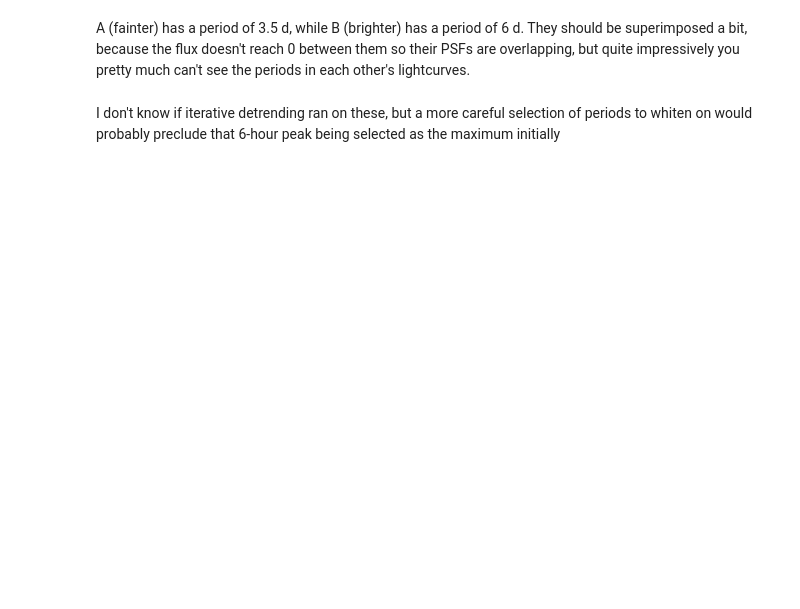
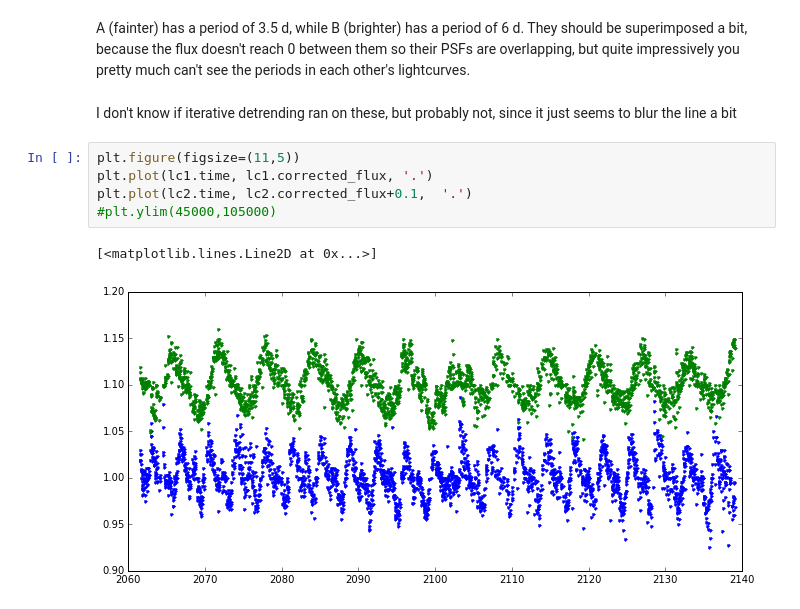
Before and after one commit to stephtdouglas/k2phot, a Jupyter notebook: centroid.ipynb, the cells around one changed output. Drawn from its saved outputs; the diff is of its cells as text; blank space fills up the shorter version.

```diff
--- a/centroid.ipynb
+++ b/centroid.ipynb
@@ -275,4 +318,12 @@ lc2.correct_and_fit()
 # %% [markdown]
 A (fainter) has a period of 3.5 d, while B (brighter) has a period of 6 d. They should be superimposed a bit, because the flux doesn't reach 0 between them so their PSFs are overlapping, but quite impressively you pretty much can't see the periods in each other's lightcurves.
-# %% [markdown]
-I don't know if iterative detrending ran on these, but a more careful selection of periods to whiten on would probably preclude that 6-hour peak being selected as the maximum initially
+# %% [markdown]
+I don't know if iterative detrending ran on these, but probably not, since it just seems to blur the line a bit
+# %%
+plt.figure(figsize=(11,5))
+plt.plot(lc1.time, lc1.corrected_flux, '.')
+plt.plot(lc2.time, lc2.corrected_flux+0.1,  '.')
+#plt.ylim(45000,105000)
+# %% [output]
+[<matplotlib.lines.Line2D at 0x...>]
+[figure, added]
```
Also changed, not shown: parts of 17 cells of this notebook.
